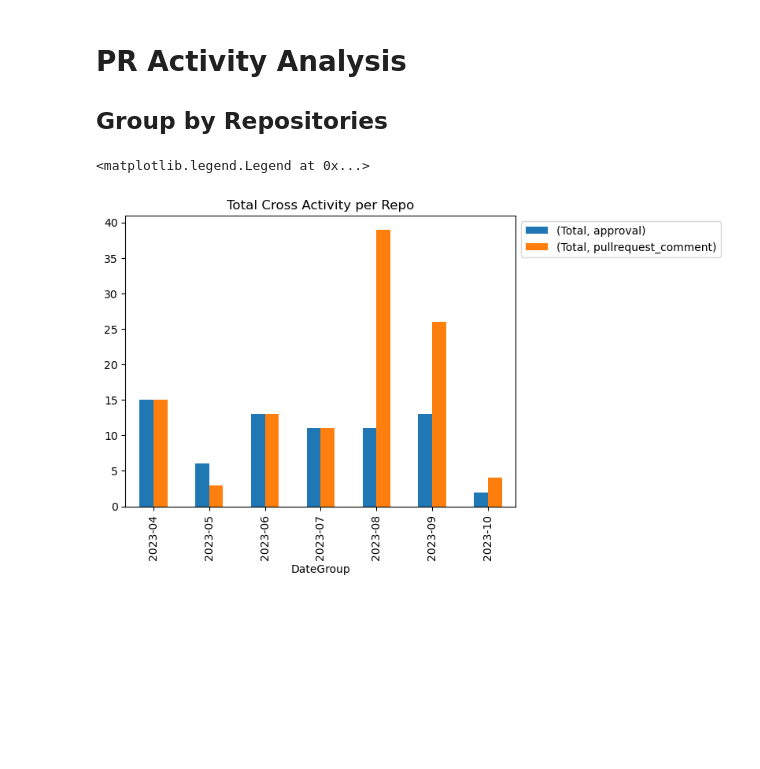
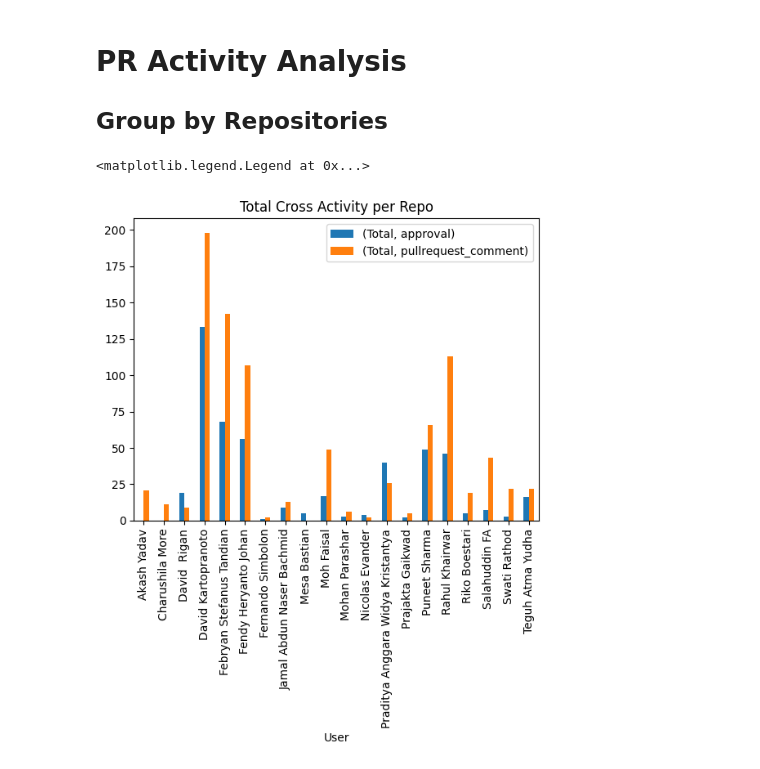
Before and after one commit to david-kartopranoto/repo-scrapper, a Jupyter notebook: generate_individual_report.ipynb, the cells around one changed output. Drawn from its saved outputs; the diff is of its cells as text; code cells hidden in the pictures; blank space fills up the shorter version.

Commit message:
Adjust report per repo and individual

```diff
--- a/generate_individual_report.ipynb
+++ b/generate_individual_report.ipynb
@@ -13,10 +13,19 @@ all_files = glob.glob(os.path.join(path, "*.csv"))
 activity_df = pd.concat((pd.read_csv(f) for f in all_files), ignore_index=True)
 activity_df['Created'] = pd.to_datetime(activity_df['Created'])
 activity_df['Updated'] = pd.to_datetime(activity_df['Updated'])
-activity_df = activity_df[activity_df['User'].isin(["XXX"])]
+# activity_df = activity_df[activity_df['User'].isin(["XXX"])]
+
+# Filter by REPO
+activity_df = activity_df[activity_df['SrcRepo'].isin(["finaccelteam/krdv-b2b-user",
+	"finaccelteam/krdv-b2b-transaction", "finaccelteam/ffi-krdv-b2b-partners", "finaccelteam/ffi-krdv-b2b",
+	"finaccelteam/seit-project-b2b"])]
+
+# Filter by Dates
+activity_df = activity_df[(activity_df['Updated'] >= '2024-01-01') & (activity_df['Updated'] <= '2024-01-31')]
+
 pr_df = activity_df[["ID", "SrcRepo", "SrcBranch", "DestRepo", "DestBranch", "Title", "Description", "State", "Author", "Created", "Updated",
 			"FileChanged", "Added", "Removed", "Total"]].copy().drop_duplicates()
-pr_df = pr_df[pr_df['Author'].isin(["XXX"])]
+# pr_df = pr_df[pr_df['Author'].isin(["XXX"])]
 # %% [markdown]
 Make sure the data is loaded properly and do column manipulation for further analysis
 # %%
@@ -35,5 +44,6 @@ activity_df.head()
 cross_activity_df = activity_df.copy()
 cross_activity_df.head()
 
-cond = cross_activity_df[ (cross_activity_df['User'] >= "XXX") & (cross_activity_df['Author'] == "XXX")].index
-cross_activity_df.drop(cond, inplace = True)
+# TODO: Needs to fix this for batch
+#cond = cross_activity_df[ (cross_activity_df['User'] >= "XXX") & (cross_activity_df['Author'] == "XXX")].index
+#cross_activity_df.drop(cond, inplace = True)
@@ -84,11 +117,11 @@ date_repo_group.legend(bbox_to_anchor=(1.0, 1.0))
 
 ## Group by Repositories
 # %%
-cross_activity_repo_pivot = cross_activity_df.pivot_table( index='DateGroup', columns='Type', values=['Total'], aggfunc='count')
+cross_activity_repo_pivot = cross_activity_df.pivot_table( index='User', columns='Type', values=['Total'], aggfunc='count')
 cross_activity_repo_pivot = cross_activity_repo_pivot.plot(kind="bar", legend=True)
 cross_activity_repo_pivot.set_title('Total Cross Activity per Repo')
 cross_activity_repo_pivot.set_ylabel('');
 cross_activity_repo_pivot.legend(bbox_to_anchor=(1.0, 1.0))
 # %% [output]
 <matplotlib.legend.Legend at 0x...>
-[figure, old version]
+[figure, new version]
```
Also changed, not shown: parts of 5 cells of this notebook, 10 other files.
